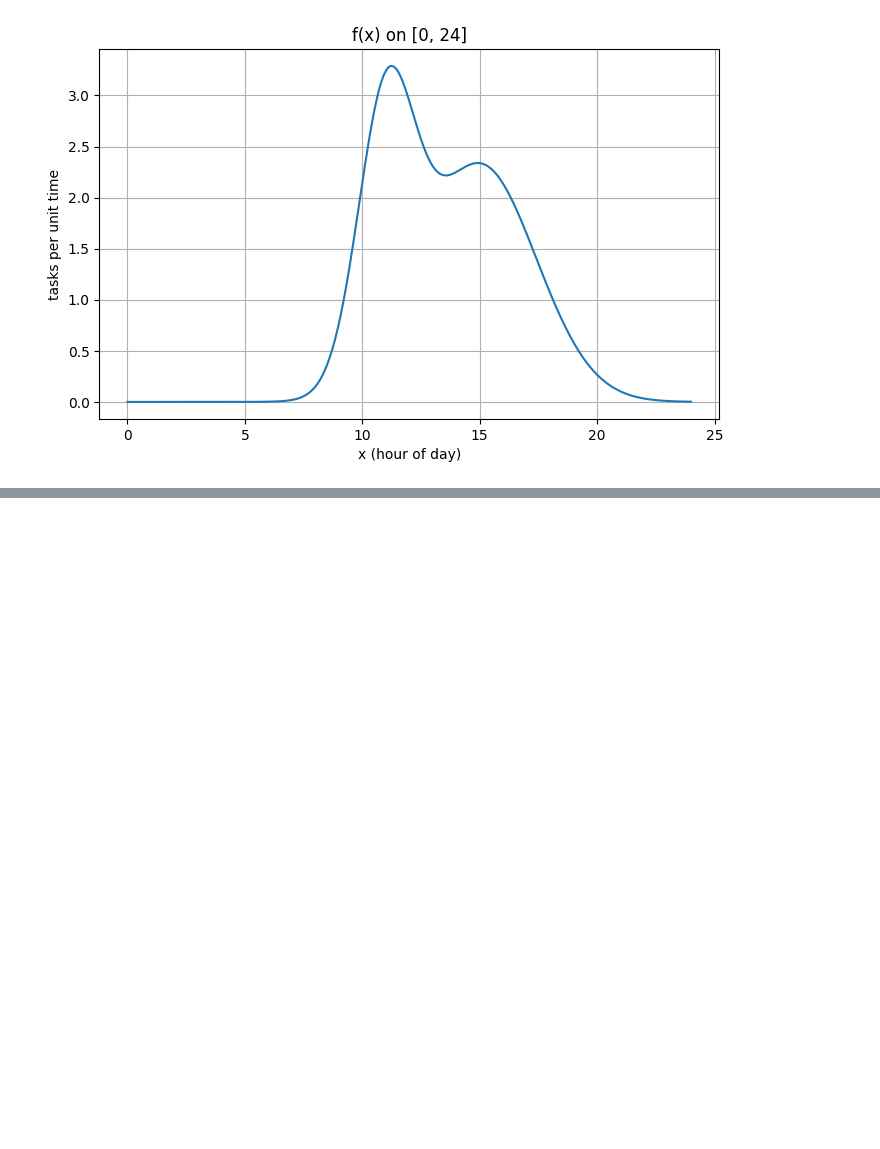
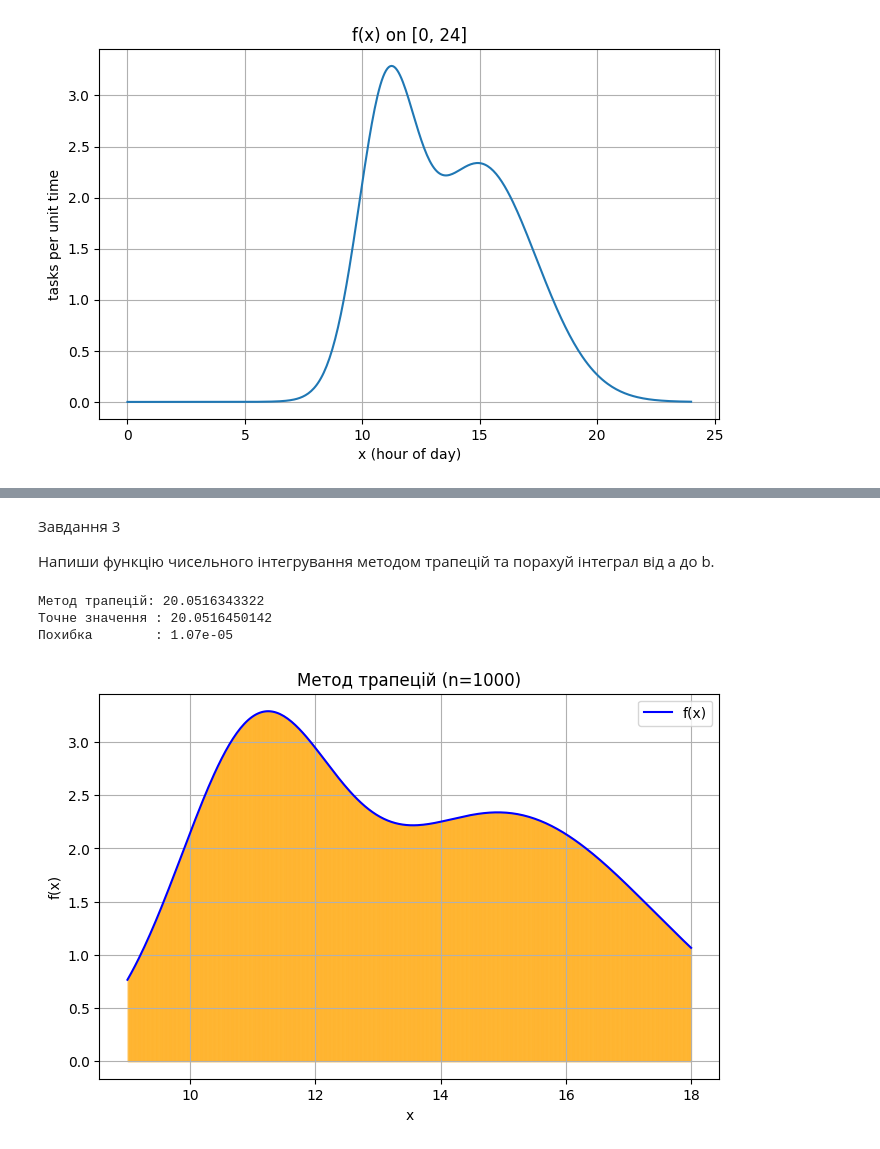
Before and after one commit to svetlanama/math, a Jupyter notebook: ДЗ6_Моісеєнко_Світлана.ipynb, the cells around one changed output, grey strips where cells are left out. Saved outputs shown, nothing was run; the diff lists cells and outputs as text; code cells hidden in the pictures; blank space fills up the shorter version.

```diff
--- a/ДЗ6_Моісеєнко_Світлана.ipynb
+++ b/ДЗ6_Моісеєнко_Світлана.ipynb
@@ -78,0 +218,59 @@ Average over [9,18]: 2.227960557
+# %% [markdown]
+Завдання 3
+
+Напиши функцію чисельного інтегрування методом трапецій та порахуй інтеграл від a до b.
+# %%
+import sympy as sp
+import numpy as np
+import matplotlib.pyplot as plt
+
+# --- Функція з завдання 1
+x = sp.symbols('x', real=True)
+mu1, sigma1, w1 = 11, sp.Float(1.2), sp.Integer(4)
+mu2, sigma2, w2 = 15, sp.Float(2.4), sp.Integer(7)
+
+f_sym = 2 * (
+    w1 / (sigma1 * sp.sqrt(2*sp.pi)) * sp.exp(-sp.Rational(1,2) * ((x - mu1)/sigma1)**2) +
+    w2 / (sigma2 * sp.sqrt(2*sp.pi)) * sp.exp(-sp.Rational(1,2) * ((x - mu2)/sigma2)**2)
+)
+f = sp.lambdify(x, f_sym, "numpy")
+
+# --- Метод трапецій
+def trapezoid_rule(func, a, b, n):
+    a, b = float(a), float(b)
+    h = (b - a) / n
+    xs = np.linspace(a, b, n+1)
+    ys = func(xs)
+    return h * (0.5*ys[0] + np.sum(ys[1:-1]) + 0.5*ys[-1])
+
+# --- Параметри
+a, b, n = 9.0, 18.0, 1000
+
+# --- Обчислення
+I_trap = trapezoid_rule(f, a, b, n)
+I_exact = float(sp.N(sp.integrate(f_sym, (x, a, b)), 15))
+print(f"Метод трапецій: {I_trap:.10f}")
+print(f"Точне значення : {I_exact:.10f}")
+print(f"Похибка        : {abs(I_trap - I_exact):.2e}")
+
+# --- Графік
+X_plot = np.linspace(a, b, 300)
+Y_plot = f(X_plot)
+xs = np.linspace(a, b, n+1)
+ys = f(xs)
+
+plt.figure(figsize=(8,5))
+plt.plot(X_plot, Y_plot, 'b-', label='f(x)')
+for i in range(n):
+    plt.fill_between([xs[i], xs[i+1]], [ys[i], ys[i+1]], color='orange', alpha=0.3)
+plt.title(f"Метод трапецій (n={n})")
+plt.xlabel("x")
+plt.ylabel("f(x)")
+plt.grid(True)
+plt.legend()
+plt.show()
+# %% [output]
+Метод трапецій: 20.0516343322
+Точне значення : 20.0516450142
+Похибка        : 1.07e-05
+[figure, added]
```
Also changed, not shown: parts of 3 cells of this notebook.
